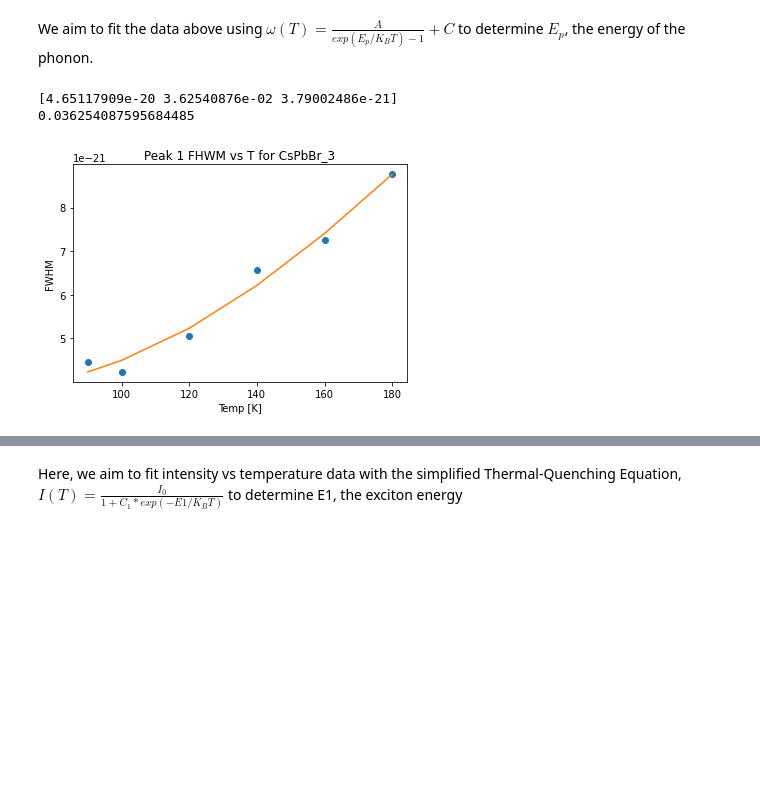
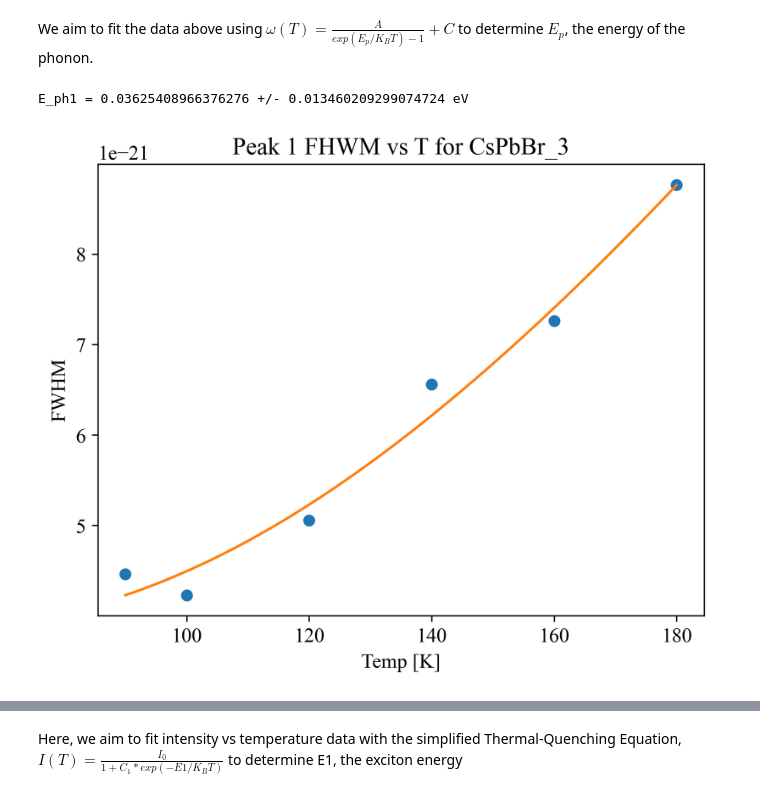
Before and after one commit to juliaeveritt/eng-phys-lab, a Jupyter notebook: PL Analysis.ipynb, the cells around one changed output, grey strips where cells are left out. Drawn from its saved outputs; the diff is of its cells as text; code cells hidden in the pictures; blank space fills up the shorter version.

```diff
--- a/PL Analysis.ipynb
+++ b/PL Analysis.ipynb
@@ -11,6 +11,10 @@ fileT = 'Gaussian_Decomp_Results/Temp-Dependence-Study.csv'
 h = const.h
 c = const.c
 e = const.e
+# %%
+plt.rcParams['figure.dpi'] = 300
+plt.rcParams["font.family"] = "Times New Roman"
+plt.rcParams["font.size"] = 12
 # %% [markdown]
 ## Power Dependence Analysis
 # %%
@@ -164,33 +144,33 @@ We aim to fit the data above using $\omega(T) = \frac{A}{exp(E_p/K_BT)-1}+C$ to
 # %%
 from scipy.optimize import curve_fit
 
 K_B = 8.617*10**(-5) # in eV/K
 def Toyozawa(T,A,E_p,C):
     exp = np.exp(E_p/(K_B*T))
     omega = (A/(exp-1))+C
     return omega
 
 # Fit for first peak
 guess = [20, 0.015,0.02]
 parameters, covariance = curve_fit(Toyozawa, df['Temp [K]'], df['lw_0'], p0=guess)
 fit_A0 = parameters[0]
 fit_Ep0 = parameters[1]
 fit_C0 = parameters[2]
-print(parameters)
 
-fitPeak0 = Toyozawa(df['Temp [K]'], fit_A0, fit_Ep0,fit_C0)
+# fitPeak0 = Toyozawa(df['Temp [K]'], fit_A0, fit_Ep0, fit_C0)
+temps = np.linspace(df['Temp [K]'].iloc[0], df['Temp [K]'].iloc[-1], 1000)
+fitPeak0 = Toyozawa(temps, fit_A0, fit_Ep0, fit_C0)
 
 plt.plot(df['Temp [K]'], df['lw_0'], 'o', label='data')
-plt.plot(df['Temp [K]'], fitPeak0, '-', label='fit')
+plt.plot(temps, fitPeak0, '-', label='fit')
 plt.title("Peak 1 FHWM vs T for CsPbBr_3")
 plt.xlabel("Temp [K]")
 plt.ylabel("FWHM")
 
-print(fit_Ep0)
+print(f"E_ph1 = {fit_Ep0} +/- {np.sqrt(covariance[1][1])} eV")
 # %% [output]
-[4.65117909e-20 3.62540876e-02 3.79002486e-21]
-0.036254087595684485
+E_ph1 = 0.03625408966376276 +/- 0.013460209299074724 eV
-[figure, old version]
+[figure, new version]
 # %%
 # Fit second peak
 guess = [20, 0.015,0.02]
```
Also changed, not shown: parts of 10 cells of this notebook.
